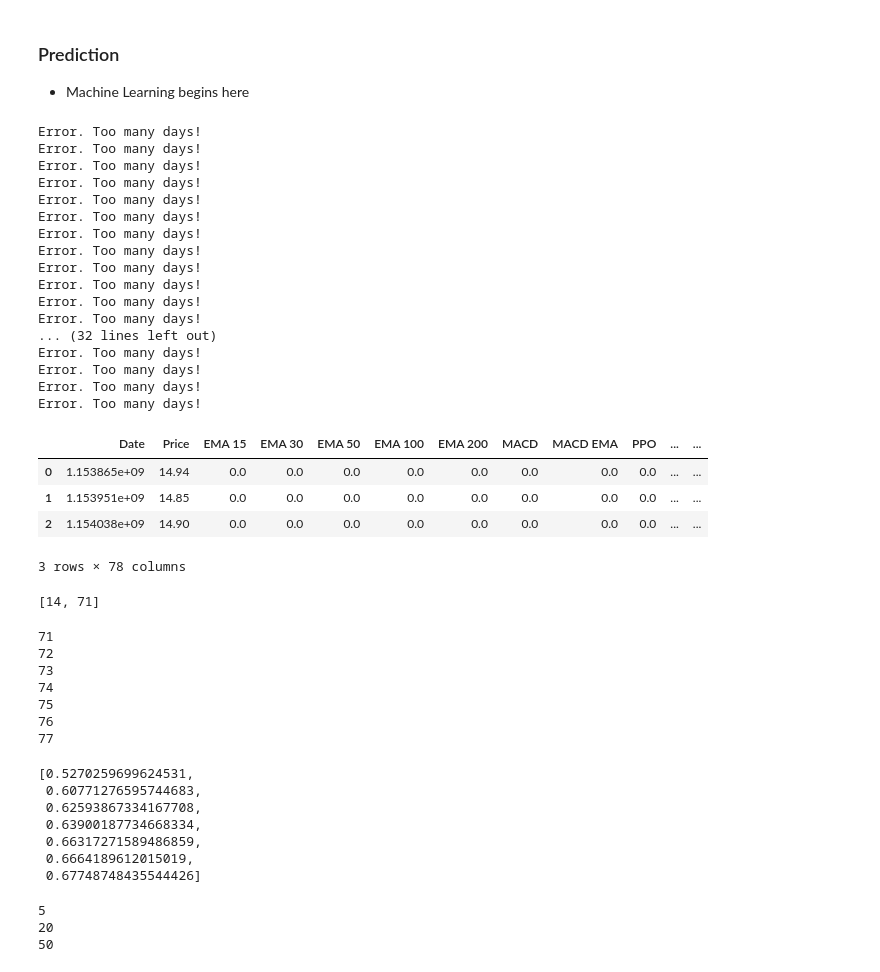
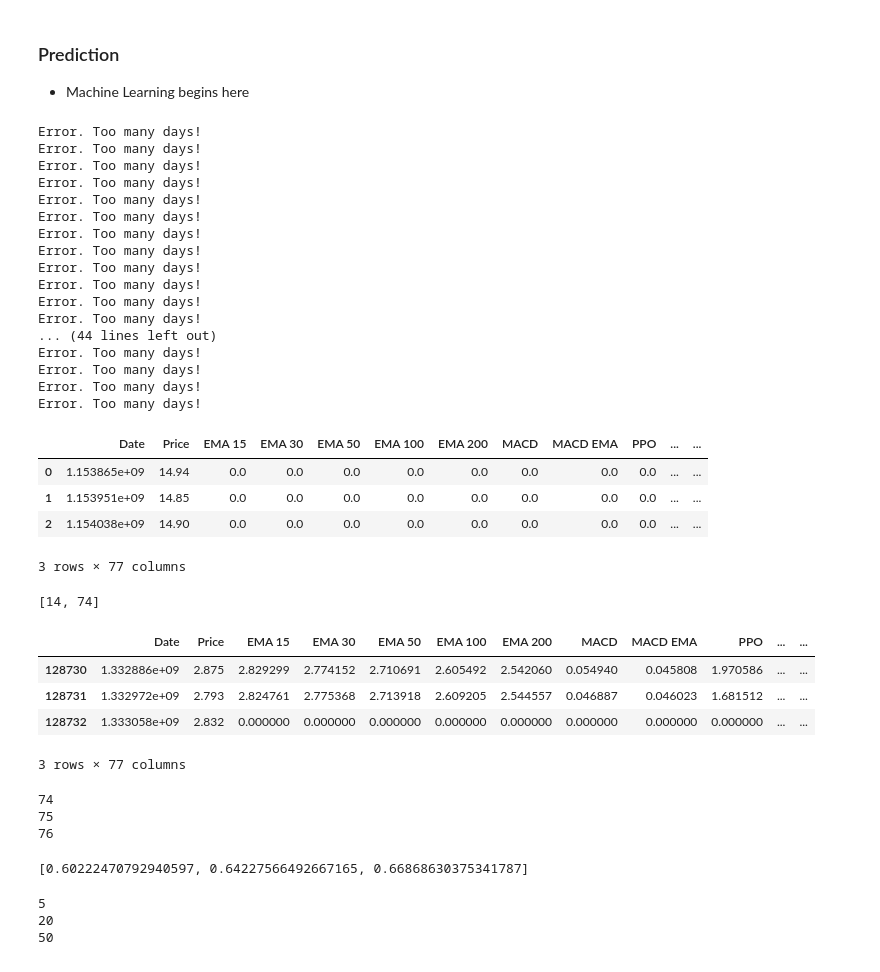
Before and after one commit to karagiag/CodeA, a Jupyter notebook: codea/modules/FinApp/MachineLearning_Test1.ipynb, the cells around one changed output. Drawn from its saved outputs; the diff is of its cells as text; code cells hidden in the pictures.

```diff
--- a/codea/modules/FinApp/MachineLearning_Test1.ipynb
+++ b/codea/modules/FinApp/MachineLearning_Test1.ipynb
@@ -33,7 +33,7 @@ def getStockDataframe(stocklist, fromDate, toDate):
 
         # get history for stock fromDate to Date
         step = 1
-        dates, data = teststock.getStockHistoryDate('close', fromDate.timestamp(), toDate.timestamp(), step)
+        dates, data = teststock.getStockHistoryDate('close', fromDate, toDate, step)
 
         # get data for Moving Average Convergence Divergence
         dataMACD = teststock.MACD(dates, data)
@@ -242,6 +242,12 @@ def createFeatures(df):
     df['EMA 50 / 200 negcross'] = negcross
     df['EMA 50 / 200 higher'] = higher
 
+    poscross, negcross, higher = crossing('EMA 100', 'EMA 200', df)
+    df['EMA 100 / 200 poscross'] = poscross
+    df['EMA 100 / 200 negcross'] = negcross
+    df['EMA 100 / 200 higher'] = higher
+
+
     # check if price crosses an EMA
 
     poscross, negcross, higher = crossing('Price', 'EMA 15', df)
@@ -394,11 +391,11 @@ def predictY(df):
 # create dataframe with stocks
 stocklist = []
 stocks = Stock.objects.filter(source = 'Quandl')
-for i in range(0, int(len(stocks)/4)):
+for i in range(0, int(len(stocks)/3)):
     stocklist.append(stocks[i])
 
-start = datetime.datetime.strptime('2000-01-01', "%Y-%m-%d")
-end = datetime.datetime.strptime('2013-01-01', "%Y-%m-%d")
+start = datetime.datetime.strptime('2000-01-01', "%Y-%m-%d").timestamp()
+end = datetime.datetime.strptime('2012-04-01', "%Y-%m-%d").timestamp()
 stockdf = getStockDataframe(stocklist, start, end)
 
 # add features
@@ -420,7 +417,7 @@ Error. Too many days!
 Error. Too many days!
 Error. Too many days!
 Error. Too many days!
-... (32 lines left out)
+... (44 lines left out)
 Error. Too many days!
 Error. Too many days!
 Error. Too many days!
@@ -429,25 +426,33 @@ Error. Too many days!
 | 0 | 1.153865e+09 | 14.94 | 0.0 | 0.0 | 0.0 | 0.0 | 0.0 | 0.0 | 0.0 | 0.0 | ... | ... |
 | 1 | 1.153951e+09 | 14.85 | 0.0 | 0.0 | 0.0 | 0.0 | 0.0 | 0.0 | 0.0 | 0.0 | ... | ... |
 | 2 | 1.154038e+09 | 14.90 | 0.0 | 0.0 | 0.0 | 0.0 | 0.0 | 0.0 | 0.0 | 0.0 | ... | ... |
-3 rows × 78 columns
+3 rows × 77 columns
 # %%
 cols = []
 cols.append(stockdf.columns.get_loc('featPPO'))
-cols.append(stockdf.columns.get_loc('Prediction Feature 1'))
+cols.append(stockdf.columns.get_loc('Prediction Feature 5'))
 cols
 # %% [output]
-[14, 71]
+[14, 74]
 # %%
 # drop first 200 rows of stockdf and last 200 rows, missing values because of 200 day moving average and price prediction for next 200 days
-stockdf.drop(stockdf.index[:200], inplace=True)
-stockdf.drop(stockdf.index[len(stockdf)-200:], inplace=True)
+#stockdf.drop(stockdf.index[:200], inplace=True)
+#stockdf.drop(stockdf.index[len(stockdf)-50:], inplace=True)
+# %%
+stockdf.tail(3)
+# %% [output]
+|  | Date | Price | EMA 15 | EMA 30 | EMA 50 | EMA 100 | EMA 200 | MACD | MACD EMA | PPO | ... | ... |
+| 128730 | 1.332886e+09 | 2.875 | 2.829299 | 2.774152 | 2.710691 | 2.605492 | 2.542060 | 0.054940 | 0.045808 | 1.970586 | ... | ... |
+| 128731 | 1.332972e+09 | 2.793 | 2.824761 | 2.775368 | 2.713918 | 2.609205 | 2.544557 | 0.046887 | 0.046023 | 1.681512 | ... | ... |
+| 128732 | 1.333058e+09 | 2.832 | 0.000000 | 0.000000 | 0.000000 | 0.000000 | 0.000000 | 0.000000 | 0.000000 | 0.000000 | ... | ... |
+3 rows × 77 columns
 # %%
 # use random forest for prediction
 from sklearn.ensemble import RandomForestClassifier
 from sklearn.cross_validation import train_test_split
 
 featurestart = stockdf.columns.get_loc('featPPO')
-featureend = stockdf.columns.get_loc('Prediction Feature 1')
+featureend = stockdf.columns.get_loc('Prediction Feature 5')
 score = []
 rows, cols = stockdf.shape
 
@@ -462,19 +467,9 @@ for i in range(featureend, cols):
     score.append(stockforest.score(test.values[0::, featurestart:featureend].astype(int), test.values[0::, i].astype(int)))
 score
 # %% [output]
-71
-72
-73
 74
 75
 76
-77
-[0.5270259699624531,
- 0.60771276595744683,
- 0.62593867334167708,
- 0.63900187734668334,
- 0.66317271589486859,
- 0.6664189612015019,
- 0.67748748435544426]
+[0.60222470792940597, 0.64227566492667165, 0.66868630375341787]
 # %%
 # final training of models:
```
Also changed, not shown: parts of 10 cells of this notebook, 2 other files.
